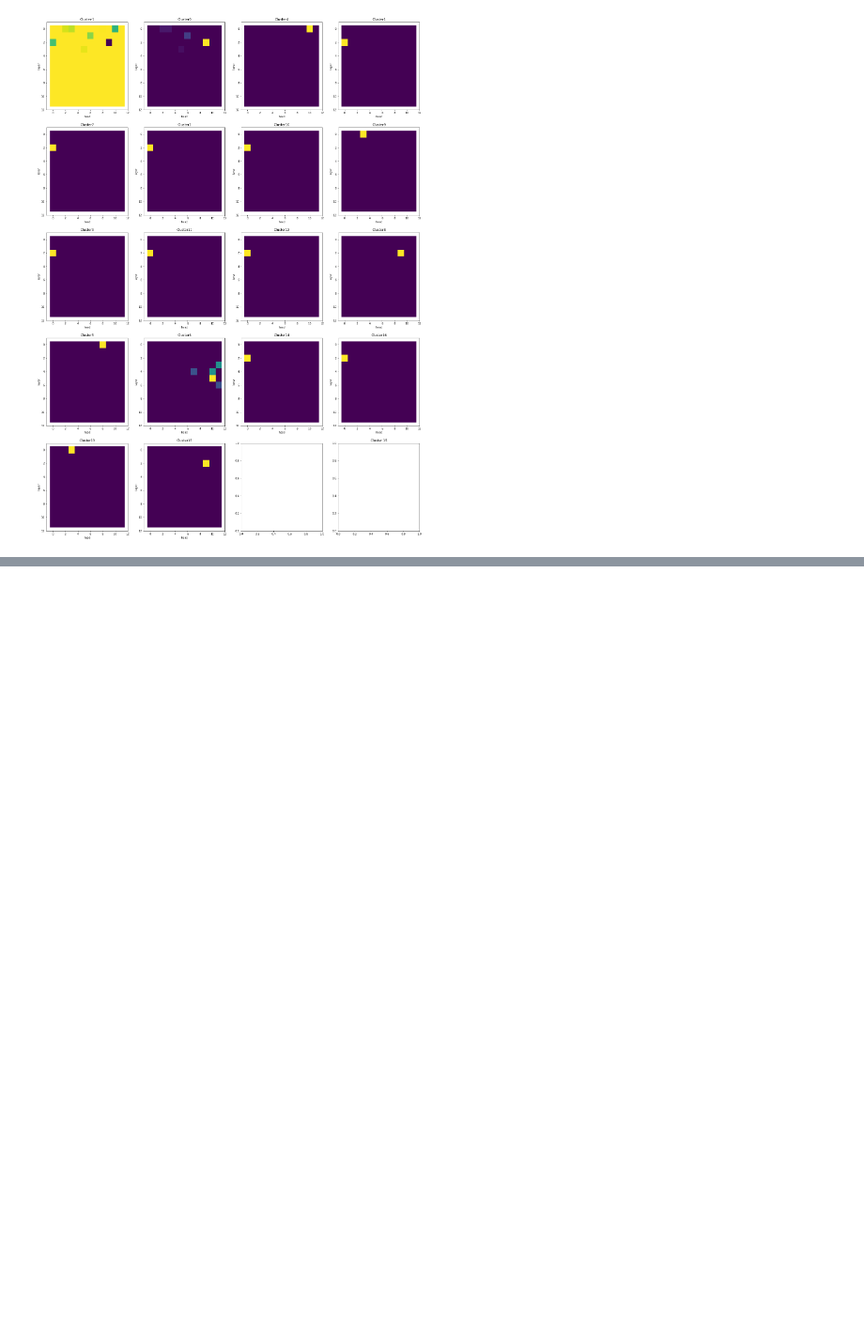
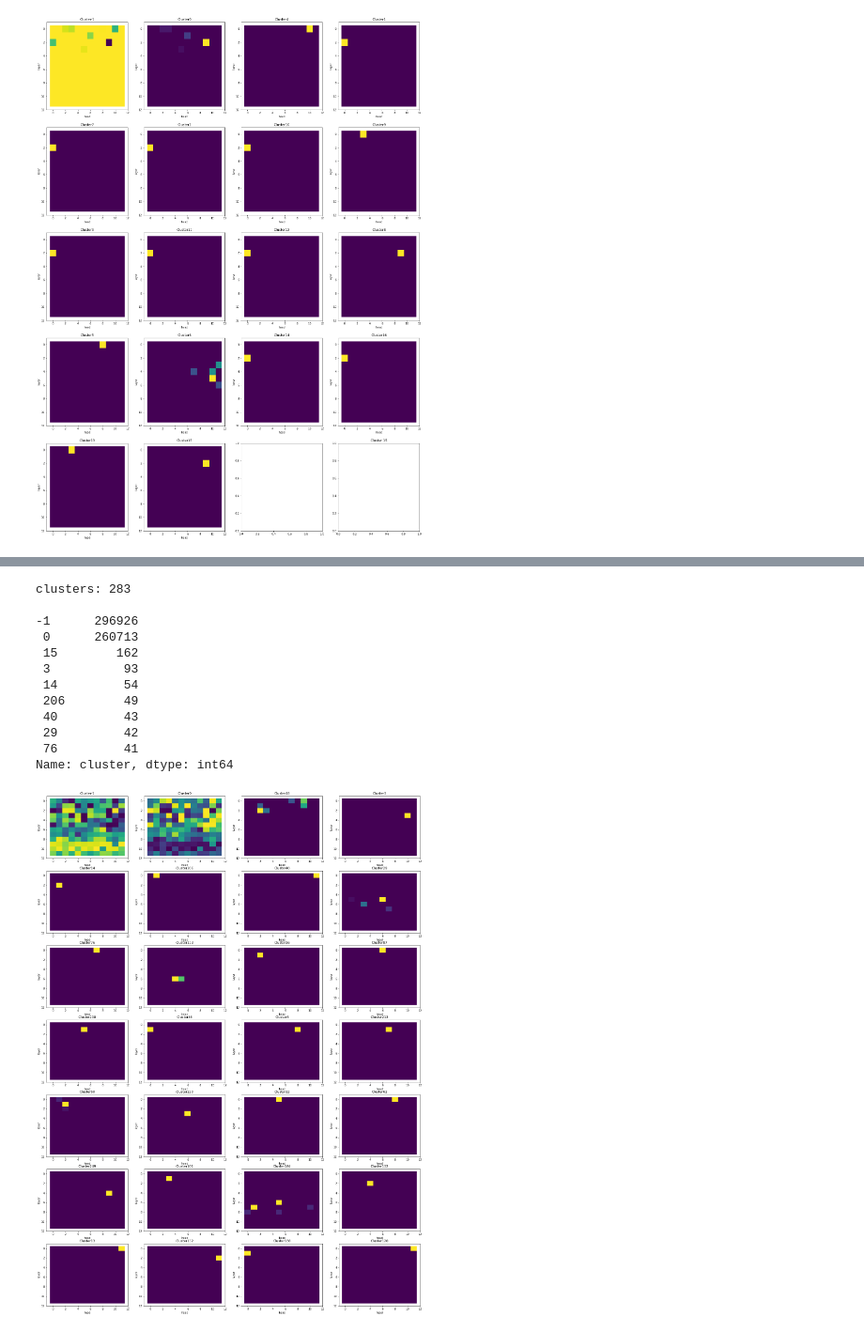
Before and after one commit to pschroedl/transformer_attention_clustering, a Jupyter notebook: clustering/dbscan_cluster_analysis.ipynb, the cells around one changed output, grey strips where cells are left out. Shown at 94% size. Drawn from its saved outputs; the diff is of its cells as text; code cells hidden in the pictures; blank space fills up the shorter version.

```diff
--- a/clustering/dbscan_cluster_analysis.ipynb
+++ b/clustering/dbscan_cluster_analysis.ipynb
@@ -109,0 +141,18 @@ Name: cluster, dtype: int64
+# %%
+# epsilon = 0.7, min_samples=10
+df = torch.load(os.path.join(output_dir,'dask_dbscan_0.7_10_label_df.bin'))
+plot_density(df)
+# %% [output]
+clusters: 283
+
+-1      296926
+ 0      260713
+ 15        162
+ 3          93
+ 14         54
+ 206        49
+ 40         43
+ 29         42
+ 76         41
+Name: cluster, dtype: int64
+[figure, added]
```
Also changed, not shown: parts of 2 cells of this notebook, 3 other files.
